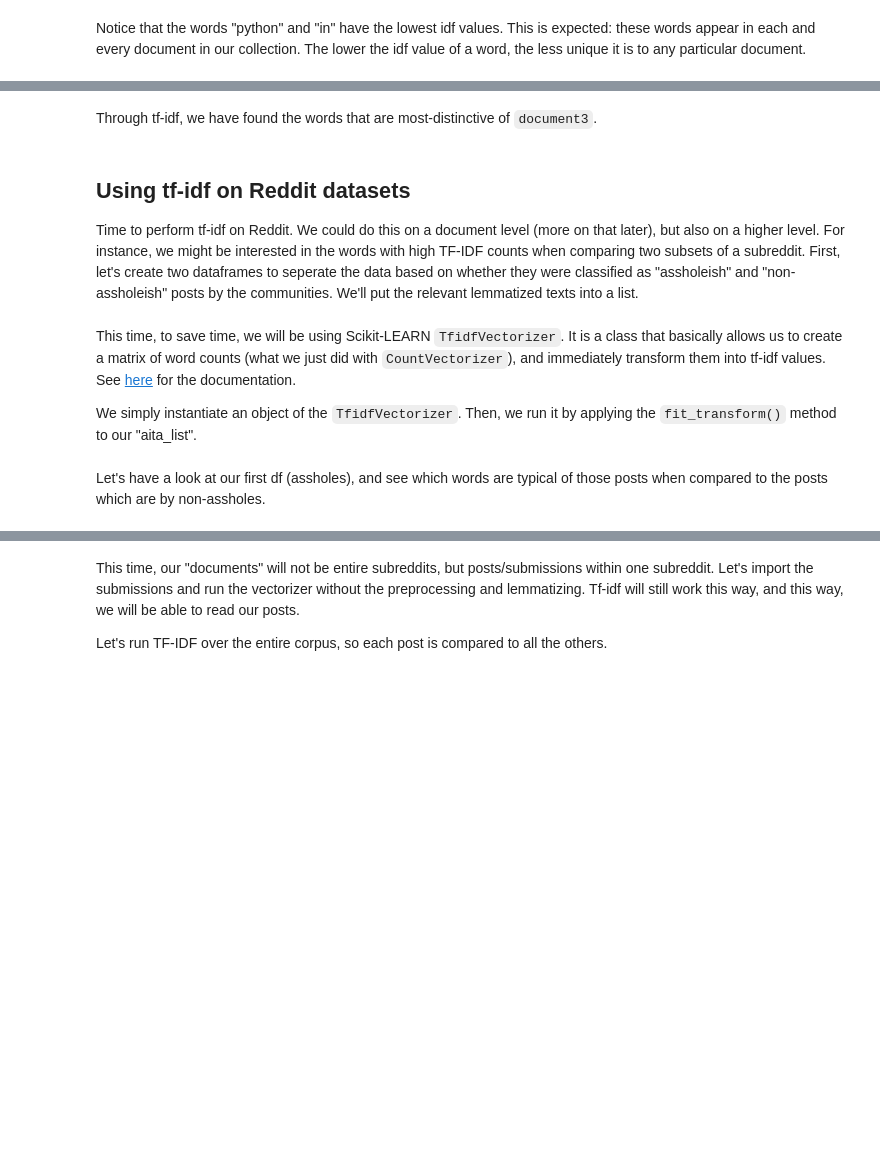
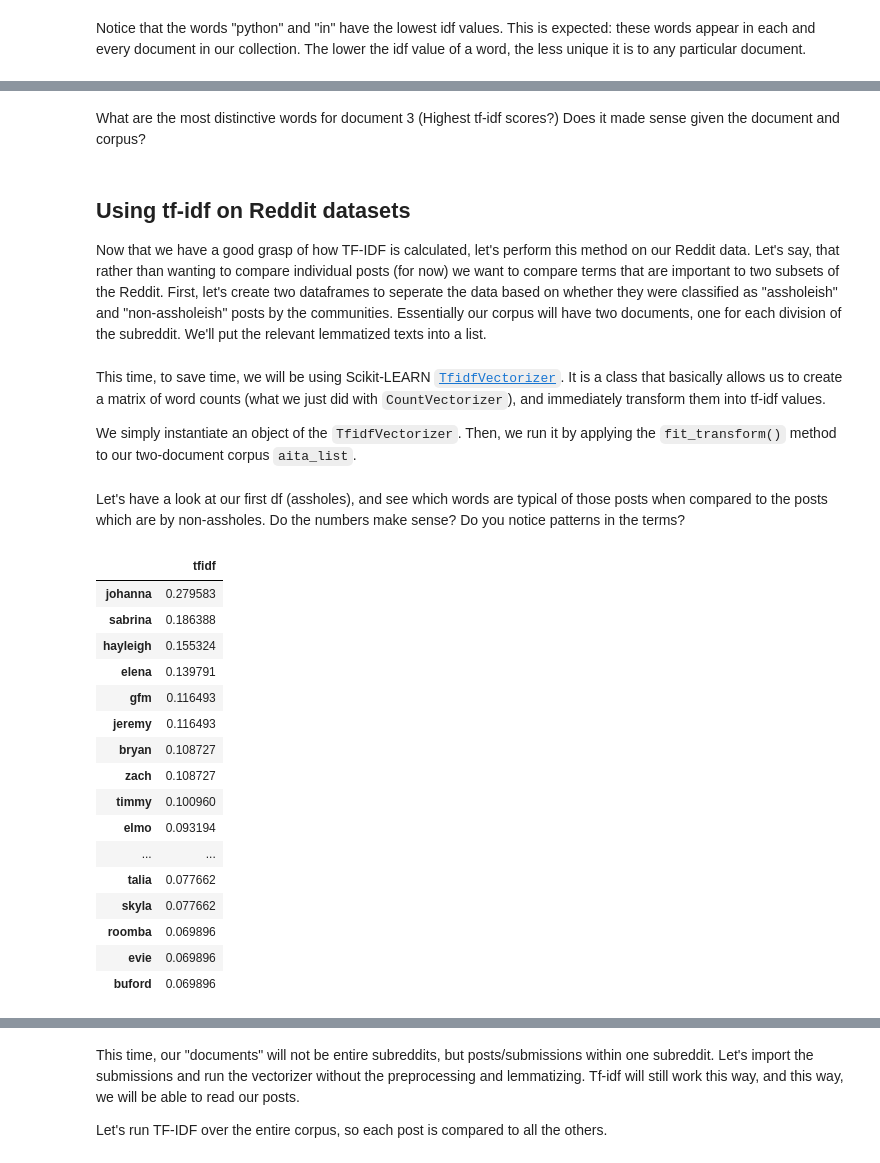
Before and after one commit to dlab-berkeley/Data-Science-Social-Justice-2022, a Jupyter notebook: notebooks/module02/03_tf_idf.ipynb, the cells around one changed output, grey strips where cells are left out. Cells and saved outputs as stored; diff of their text form; code cells hidden in the pictures; blank space fills up the shorter version.

```diff
--- a/notebooks/module02/03_tf_idf.ipynb
+++ b/notebooks/module02/03_tf_idf.ipynb
@@ -152,33 +213,52 @@ df.sort_values(by=["tfidf"],ascending=False)
-# %% [markdown]
-Through tf-idf, we have found the words that are most-distinctive of `document3`.
+# %% [markdown]
+What are the most distinctive words for document 3 (Highest tf-idf scores?) Does it made sense given the document and corpus?
 # %% [markdown]
 ## Using tf-idf on Reddit datasets
-Time to perform tf-idf on Reddit. We could do this on a document level (more on that later), but also on a higher level. For instance, we might be interested in the words with high TF-IDF counts when comparing two subsets of a subreddit. First, let's create two dataframes to seperate the data based on whether they were classified as "assholeish" and "non-assholeish" posts by the communities. We'll put the relevant lemmatized texts into a list.
+Now that we have a good grasp of how TF-IDF is calculated, let's perform this method on our Reddit data. Let's say, that rather than wanting to compare individual posts (for now) we want to compare terms that are important to two subsets of the Reddit. First, let's create two dataframes to seperate the data based on whether they were classified as "assholeish" and "non-assholeish" posts by the communities. Essentially our corpus will have two documents, one for each division of the subreddit. We'll put the relevant lemmatized texts into a list.
 # %%
-df_ass = df.loc[df.flair_css_class == "ass"]
+df_ass = reddf.loc[reddf.flair_css_class == "ass"]
 df_ass.reset_index(inplace=True)
-df_not = df.loc[df.flair_css_class == "not"]
+df_not = reddf.loc[reddf.flair_css_class == "not"]
 df_not.reset_index(inplace=True)
 # %%
 aita_list = [' '.join(df_ass['lemmas']), ' '.join(df_not['lemmas'])]
 # %% [markdown]
-This time, to save time, we will be using Scikit-LEARN `TfidfVectorizer`. It is a class that basically allows us to create a matrix of word counts (what we just did with `CountVectorizer`), and immediately transform them into tf-idf values. See [here](https://scikit-learn.org/stable/modules/generated/sklearn.feature_extraction.text.TfidfVectorizer.html) for the documentation.
+This time, to save time, we will be using Scikit-LEARN [`TfidfVectorizer`](https://scikit-learn.org/stable/modules/generated/sklearn.feature_extraction.text.TfidfVectorizer.html?highlight=tfidfvectorizer#sklearn.feature_extraction.text.TfidfVectorizer). It is a class that basically allows us to create a matrix of word counts (what we just did with `CountVectorizer`), and immediately transform them into tf-idf values.
 
-We simply instantiate an object of the `TfidfVectorizer`. Then, we run it by applying the `fit_transform()` method to our "aita_list".
+We simply instantiate an object of the `TfidfVectorizer`. Then, we run it by applying the `fit_transform()` method to our two-document corpus `aita_list`.
 # %%
 from sklearn.feature_extraction.text import TfidfVectorizer
 from sklearn.metrics.pairwise import linear_kernel
 
 # settings that you use for count vectorizer will go here
-tfidf_vectorizer = TfidfVectorizer(max_df=0.85, decode_error='ignore', stop_words='english',smooth_idf=True,use_idf=True)
+tfidf_vectorizer = TfidfVectorizer(max_df=0.85, decode_error='ignore',
+                                   stop_words='english',smooth_idf=True,use_idf=True)
 
 # fit and transform the texts
 tfidf_vectorizer_vectors = tfidf_vectorizer.fit_transform(aita_list)
 # %% [markdown]
-Let's have a look at our first df (assholes), and see which words are typical of those posts when compared to the posts which are by non-assholes.
+Let's have a look at our first df (assholes), and see which words are typical of those posts when compared to the posts which are by non-assholes. Do the numbers make sense? Do you notice patterns in the terms?
 # %%
 vector_tfidfvectorizer = tfidf_vectorizer_vectors[0] # Note that 0 refers to our first df (assholes), due to zero-based indexing
 
 # place tf-idf values in a DataFrame
-df = pd.DataFrame(vector_tfidfvectorizer.T.todense(), index=tfidf_vectorizer.get_feature_names_out(), columns=["tfidf"])
+df = pd.DataFrame(vector_tfidfvectorizer.T.todense(), index=tfidf_vectorizer.get_feature_names(), columns=["tfidf"])
 df.sort_values(by=["tfidf"],ascending=False)[:30]
+# %% [output]
+|  | tfidf |
+| johanna | 0.279583 |
+| sabrina | 0.186388 |
+| hayleigh | 0.155324 |
+| elena | 0.139791 |
+| gfm | 0.116493 |
+| jeremy | 0.116493 |
+| bryan | 0.108727 |
+| zach | 0.108727 |
+| timmy | 0.100960 |
+| elmo | 0.093194 |
+| ... | ... |
+| talia | 0.077662 |
+| skyla | 0.077662 |
+| roomba | 0.069896 |
+| evie | 0.069896 |
+| buford | 0.069896 |
```
Also changed, not shown: parts of 46 cells of this notebook, 1 other file.
